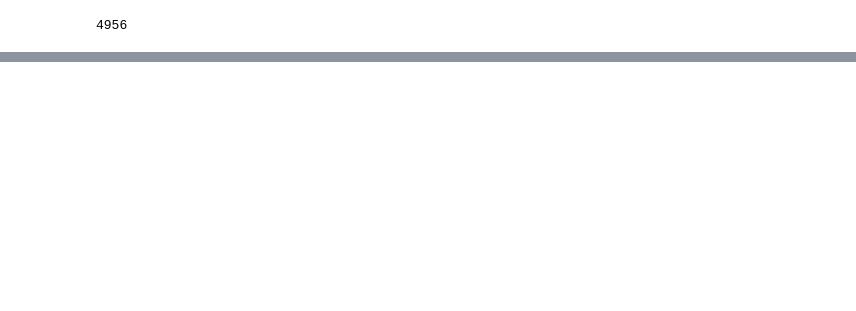
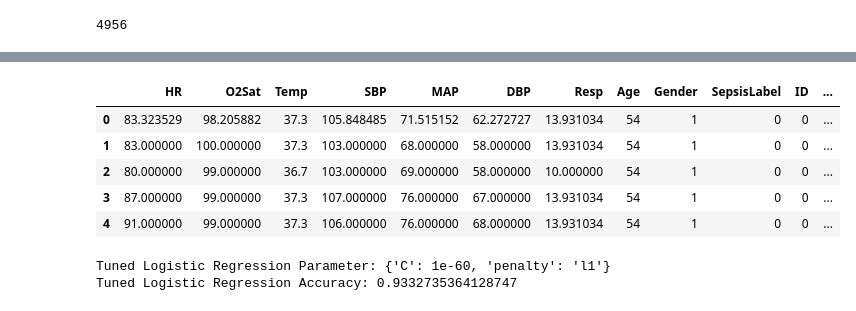
Before and after one commit to Fryman93/SprungBoard, a Jupyter notebook: Capstone 2/Sepsis/Sepsis.ipynb, the cells around one changed output, grey strips where cells are left out. Drawn from its saved outputs; the diff is of its cells as text; code cells hidden in the pictures; blank space fills up the shorter version.

```diff
--- a/Capstone 2/Sepsis/Sepsis.ipynb
+++ b/Capstone 2/Sepsis/Sepsis.ipynb
@@ -491,0 +453,9 @@ prelim_df.describe()
+# %%
+before.head()
+# %% [output]
+|  | HR | O2Sat | Temp | SBP | MAP | DBP | Resp | Age | Gender | SepsisLabel | ID | ... |
+| 0 | 83.323529 | 98.205882 | 37.3 | 105.848485 | 71.515152 | 62.272727 | 13.931034 | 54 | 1 | 0 | 0 | ... |
+| 1 | 83.000000 | 100.000000 | 37.3 | 103.000000 | 68.000000 | 58.000000 | 13.931034 | 54 | 1 | 0 | 0 | ... |
+| 2 | 80.000000 | 99.000000 | 36.7 | 103.000000 | 69.000000 | 58.000000 | 10.000000 | 54 | 1 | 0 | 0 | ... |
+| 3 | 87.000000 | 99.000000 | 37.3 | 107.000000 | 76.000000 | 67.000000 | 13.931034 | 54 | 1 | 0 | 0 | ... |
+| 4 | 91.000000 | 99.000000 | 37.3 | 106.000000 | 76.000000 | 68.000000 | 13.931034 | 54 | 1 | 0 | 0 | ... |
@@ -491,0 +491,13 @@ prelim_df.describe()
+# %%
+# Fit it to the training data
+logreg_cv.fit(X_train2, y_train2)
+
+# This will be useful for creating our ROC curves
+# y_pred_prob_pregame = logreg_cv_pregame.predict_proba(X_test)[:,1]
+
+# Print the optimal parameters and best score
+print("Tuned Logistic Regression Parameter: {}".format(logreg_cv.best_params_))
+print("Tuned Logistic Regression Accuracy: {}".format(logreg_cv.best_score_))
+# %% [output]
+Tuned Logistic Regression Parameter: {'C': 1e-60, 'penalty': 'l1'}
+Tuned Logistic Regression Accuracy: 0.9332735364128747
```
Also changed, not shown: parts of 22 cells of this notebook.
